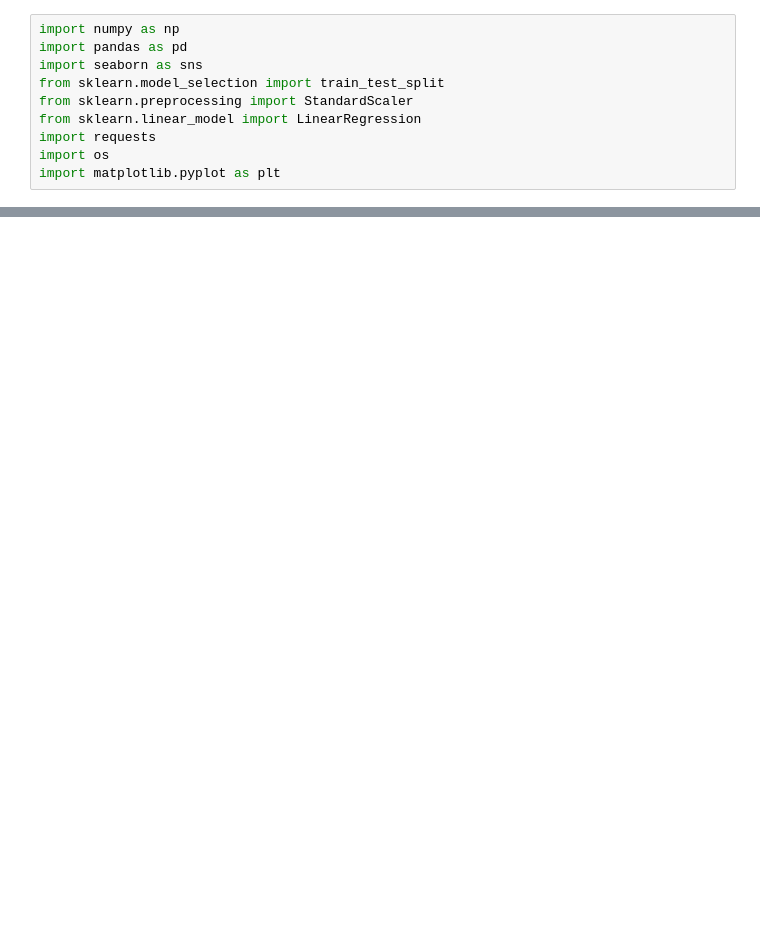
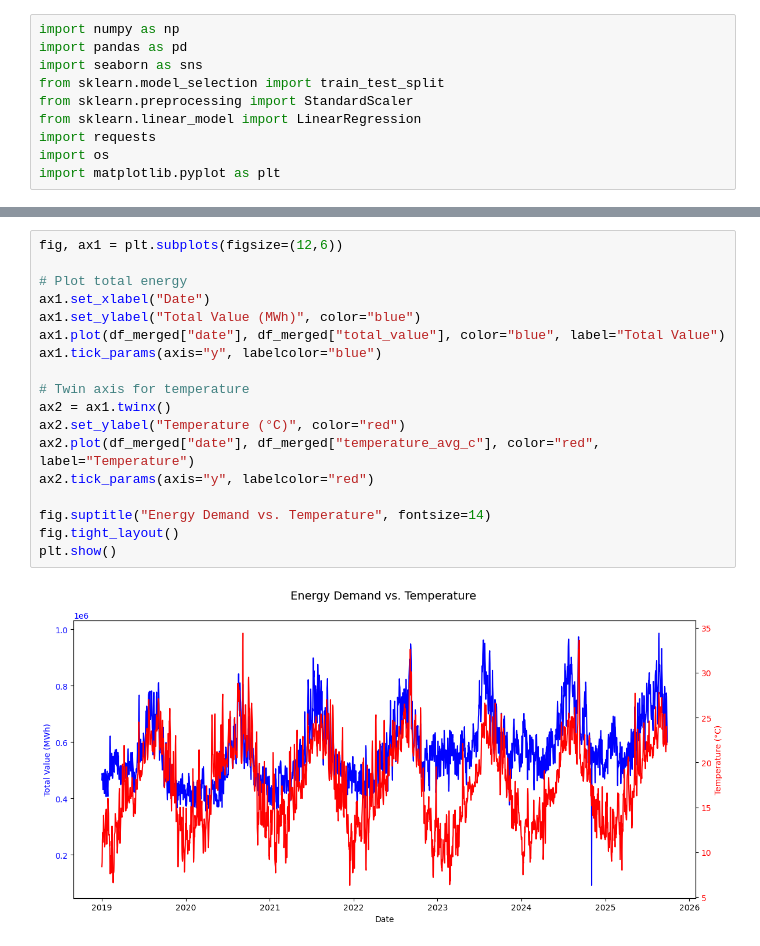
Before and after one commit to Jibu24/Energy_Demand_Forecasting, a Jupyter notebook: Notebooks/EDA.ipynb, the cells around one changed output, grey strips where cells are left out. Cells and saved outputs as stored; diff of their text form; blank space fills up the shorter version.

```diff
--- a/Notebooks/EDA.ipynb
+++ b/Notebooks/EDA.ipynb
@@ -100,0 +281,20 @@ df.head()
+# %%
+fig, ax1 = plt.subplots(figsize=(12,6))
+
+# Plot total energy
+ax1.set_xlabel("Date")
+ax1.set_ylabel("Total Value (MWh)", color="blue")
+ax1.plot(df_merged["date"], df_merged["total_value"], color="blue", label="Total Value")
+ax1.tick_params(axis="y", labelcolor="blue")
+
+# Twin axis for temperature
+ax2 = ax1.twinx()
+ax2.set_ylabel("Temperature (°C)", color="red")
+ax2.plot(df_merged["date"], df_merged["temperature_avg_c"], color="red", label="Temperature")
+ax2.tick_params(axis="y", labelcolor="red")
+
+fig.suptitle("Energy Demand vs. Temperature", fontsize=14)
+fig.tight_layout()
+plt.show()
+# %% [output]
+[figure, added]
```
Also changed, not shown: parts of 18 cells of this notebook.
